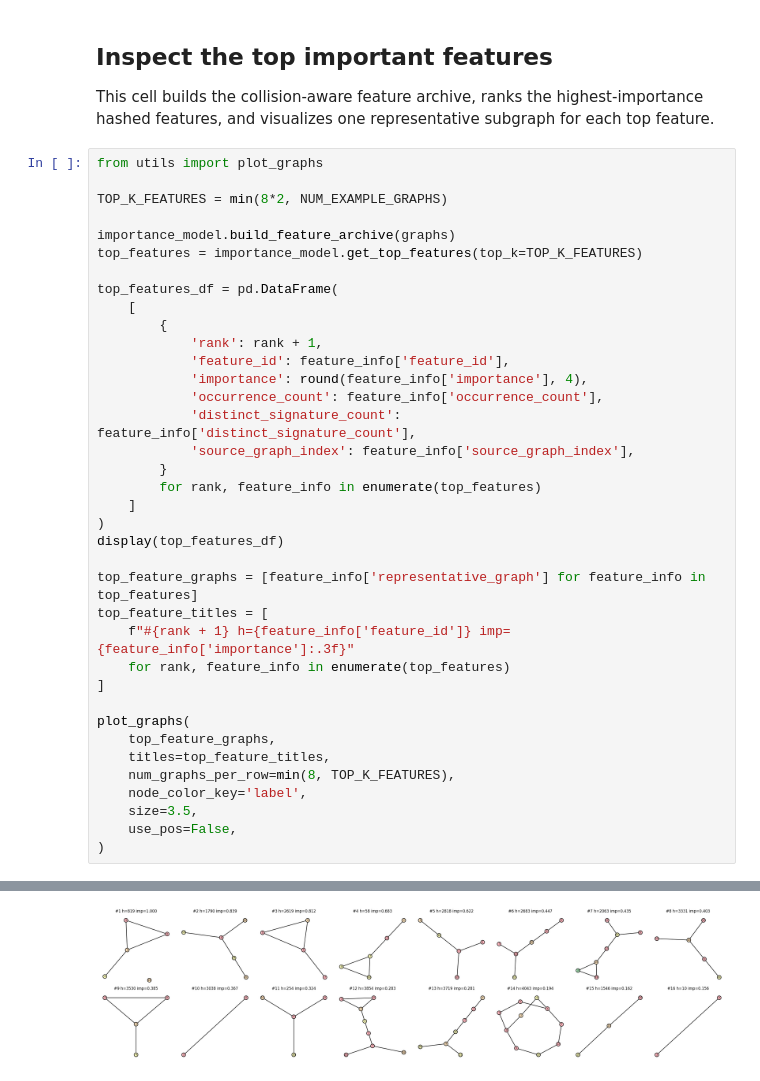
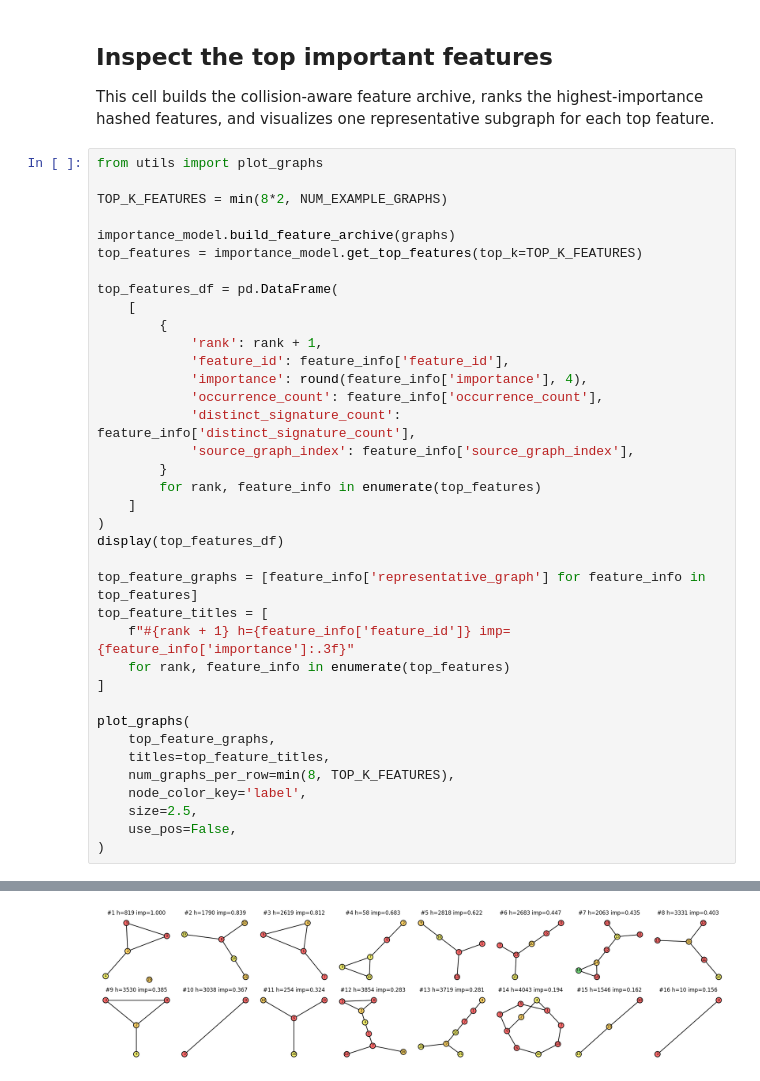
Before and after one commit to Xfcosta/NSPPK, a Jupyter notebook: notebooks/Importance Demo.ipynb, the cells around one changed output, grey strips where cells are left out. Drawn from its saved outputs; the diff is of its cells as text.

Commit message:
Refine notebook plotting and CSV loading

```diff
--- a/notebooks/Importance Demo.ipynb
+++ b/notebooks/Importance Demo.ipynb
@@ -405,35 +405,35 @@ top_feature_graphs = [feature_info['representative_graph'] for feature_info in t
 top_feature_titles = [
     f"#{rank + 1} h={feature_info['feature_id']} imp={feature_info['importance']:.3f}"
     for rank, feature_info in enumerate(top_features)
 ]
 
 plot_graphs(
     top_feature_graphs,
     titles=top_feature_titles,
     num_graphs_per_row=min(8, TOP_K_FEATURES),
     node_color_key='label',
-    size=3.5,
+    size=2.5,
     use_pos=False,
 )
 # %% [output]
 |  | rank | feature_id | importance | occurrence_count | distinct_signature_count | source_graph_index |
 | 0 | 1 | 819 | 1.0000 | 172 | 60 | 1 |
 | 1 | 2 | 1790 | 0.8393 | 184 | 59 | 1 |
 | 2 | 3 | 2619 | 0.8117 | 104 | 57 | 0 |
 | 3 | 4 | 58 | 0.6830 | 113 | 66 | 1 |
 | 4 | 5 | 2818 | 0.6220 | 161 | 66 | 0 |
 | 5 | 6 | 2683 | 0.4471 | 182 | 69 | 0 |
 | 6 | 7 | 2063 | 0.4352 | 110 | 70 | 0 |
 | 7 | 8 | 3331 | 0.4034 | 206 | 73 | 0 |
 | 8 | 9 | 3530 | 0.3853 | 110 | 68 | 0 |
 | 9 | 10 | 3038 | 0.3665 | 475 | 58 | 0 |
 | 10 | 11 | 254 | 0.3241 | 163 | 78 | 0 |
 | 11 | 12 | 3854 | 0.2833 | 380 | 82 | 0 |
 | 12 | 13 | 3719 | 0.2813 | 197 | 54 | 0 |
 | 13 | 14 | 4043 | 0.1936 | 1310 | 60 | 0 |
 | 14 | 15 | 1546 | 0.1622 | 514 | 49 | 0 |
 | 15 | 16 | 10 | 0.1565 | 496 | 70 | 0 |
-[figure, old version]
+[figure, new version]
 # %%
 from utils import plot_graph_importance
 
```
Also changed, not shown: parts of 1 cell of this notebook, 8 other files.
